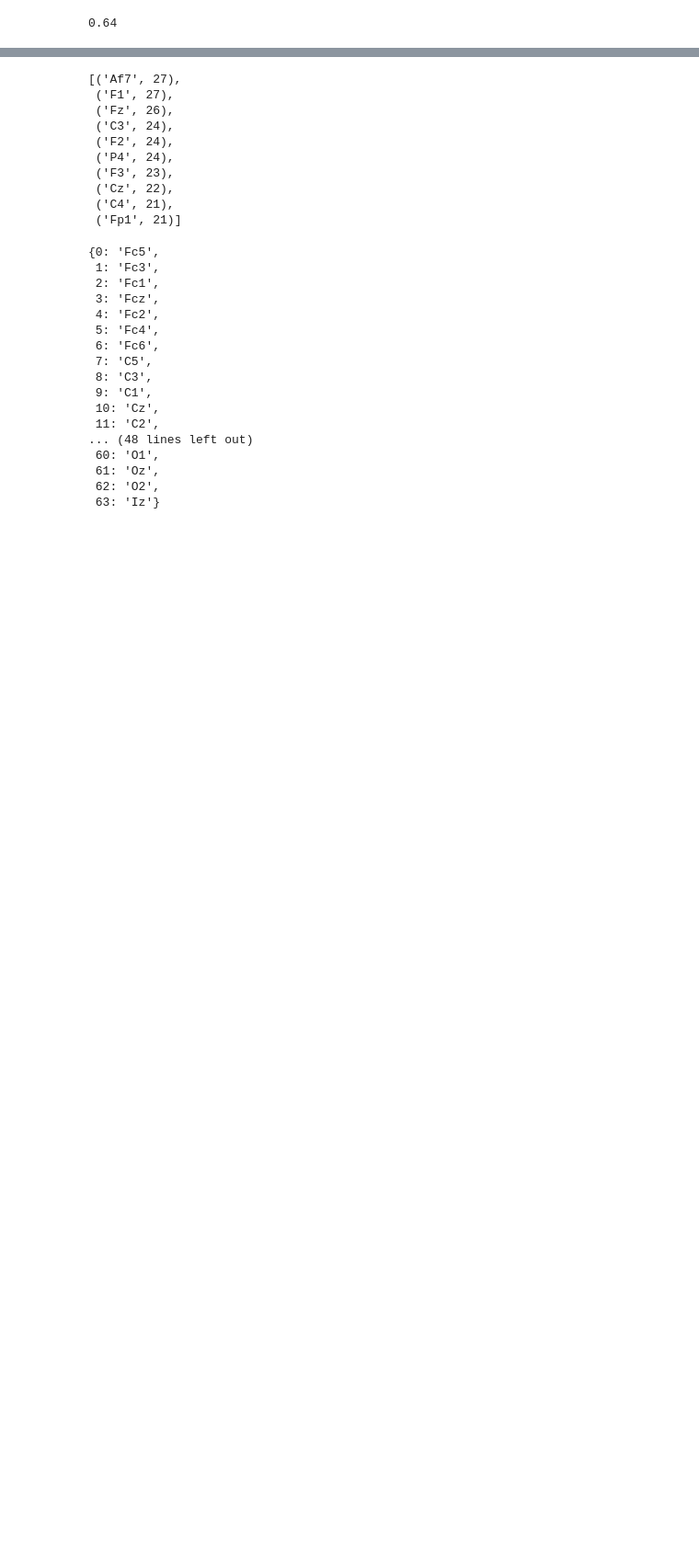
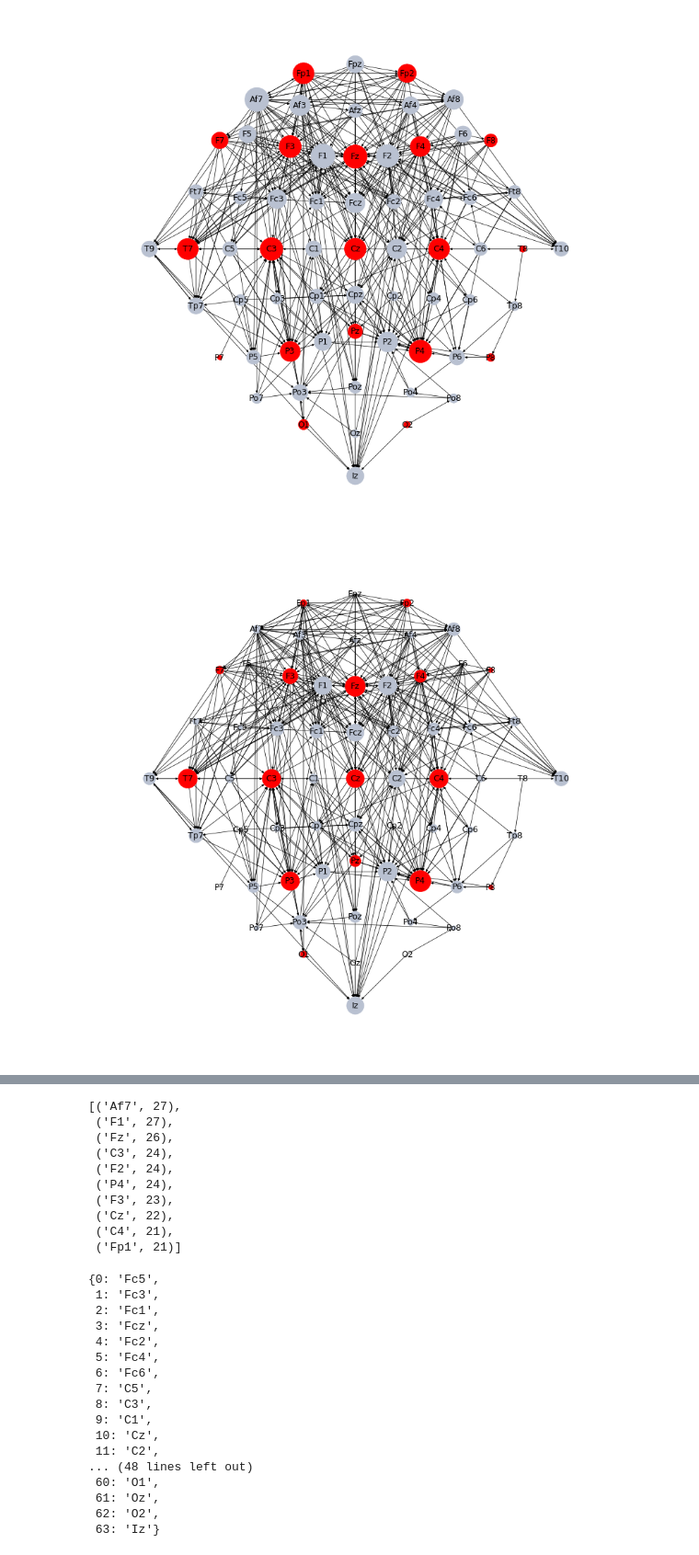
Before and after one commit to tlancian/BI_Homeworks, a Jupyter notebook: HW2/part_2/part_2.ipynb, the cells around one changed output, grey strips where cells are left out. Shown at 92% size. Drawn from its saved outputs; the diff is of its cells as text; code cells hidden in the pictures; blank space fills up the shorter version.

```diff
--- a/HW2/part_2/part_2.ipynb
+++ b/HW2/part_2/part_2.ipynb
@@ -261,7 +262,3 @@ ut.save_highest_10(out_degree_10_ec2, 'out_degree_alt_ec')
 
 
 ######## 2.7
-# %%
-np.round(avg_path_ec_dtf,2)
-# %% [output]
-0.64
@@ -267,0 +290,39 @@ np.round(avg_path_ec_dtf,2)
+# %%
+def topology(G, filename, adj):
+
+    G= nx.relabel_nodes(G, dict(enumerate(get_labels_nodes(adj.shape[0]))))
+
+    # color
+    for node in G.nodes():
+        if node in get_labels_nodes(number_of_nodes = 19):
+            color = 'red'
+        else:
+            color = '#b9c1d1'
+        G.node[node]['color'] = color
+
+    # degree
+    d = dict(nx.degree(G))
+    plt.figure(num=None, figsize=(15,15), dpi=50)
+    nx.draw(G, nodelist= list(d.keys()), node_size=[v*100  for v in d.values()], with_labels = True,
+            pos = get_coordinates(),  font_size=18, node_color=list(nx.get_node_attributes(G,'color').values()))
+    plt.savefig('results/' + filename + '_degree' + '.png')
+
+    # in degree
+    d = dict(G.in_degree)
+    plt.figure(num=None, figsize=(15,15), dpi=50)
+    nx.draw(G, nodelist= list(d.keys()), node_size=[v*100  for v in d.values()], with_labels = True,
+            pos = get_coordinates(),  font_size=18, node_color=list(nx.get_node_attributes(G,'color').values()))
+    plt.savefig('results/' + filename + '_in_degree' + '.png')
+
+    # out degree
+    d = dict(G.out_degree)
+    plt.figure(num=None, figsize=(15,15), dpi=50)
+    nx.draw(G, nodelist= list(d.keys()), node_size=[v*100  for v in d.values()], with_labels = True,
+            pos = get_coordinates(), font_size=18, node_color=list(nx.get_node_attributes(G,'color').values()))
+    #plt.show()
+    plt.savefig('results/' + filename + '_out_degree' + '.png')
+# %%
+topology(G_eo_pdc, 'eo_pdc', adj_eo_pdc)
+# %% [output]
+[figure, added]
+[figure, added]
```
Also changed, not shown: parts of 3 cells of this notebook, 31 other files.
